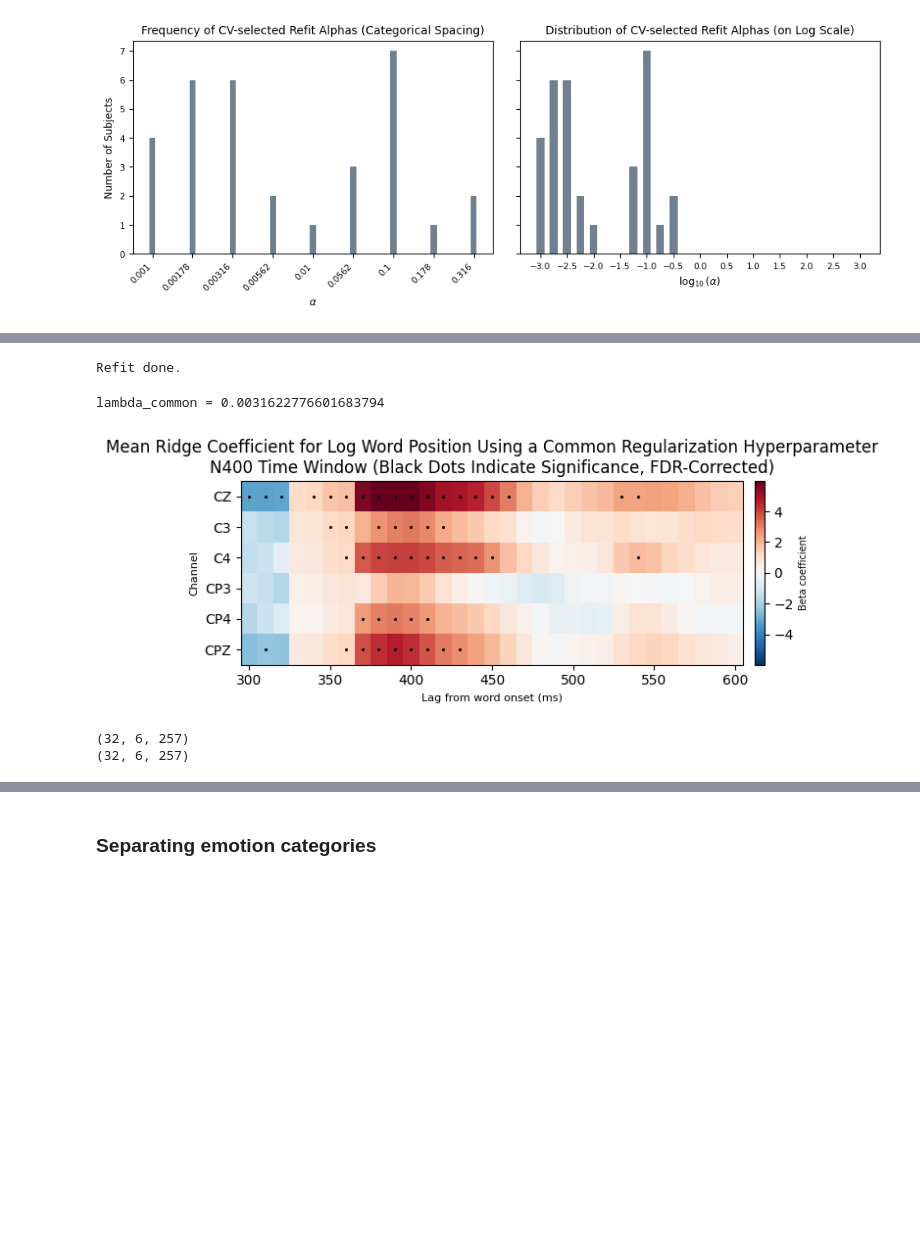
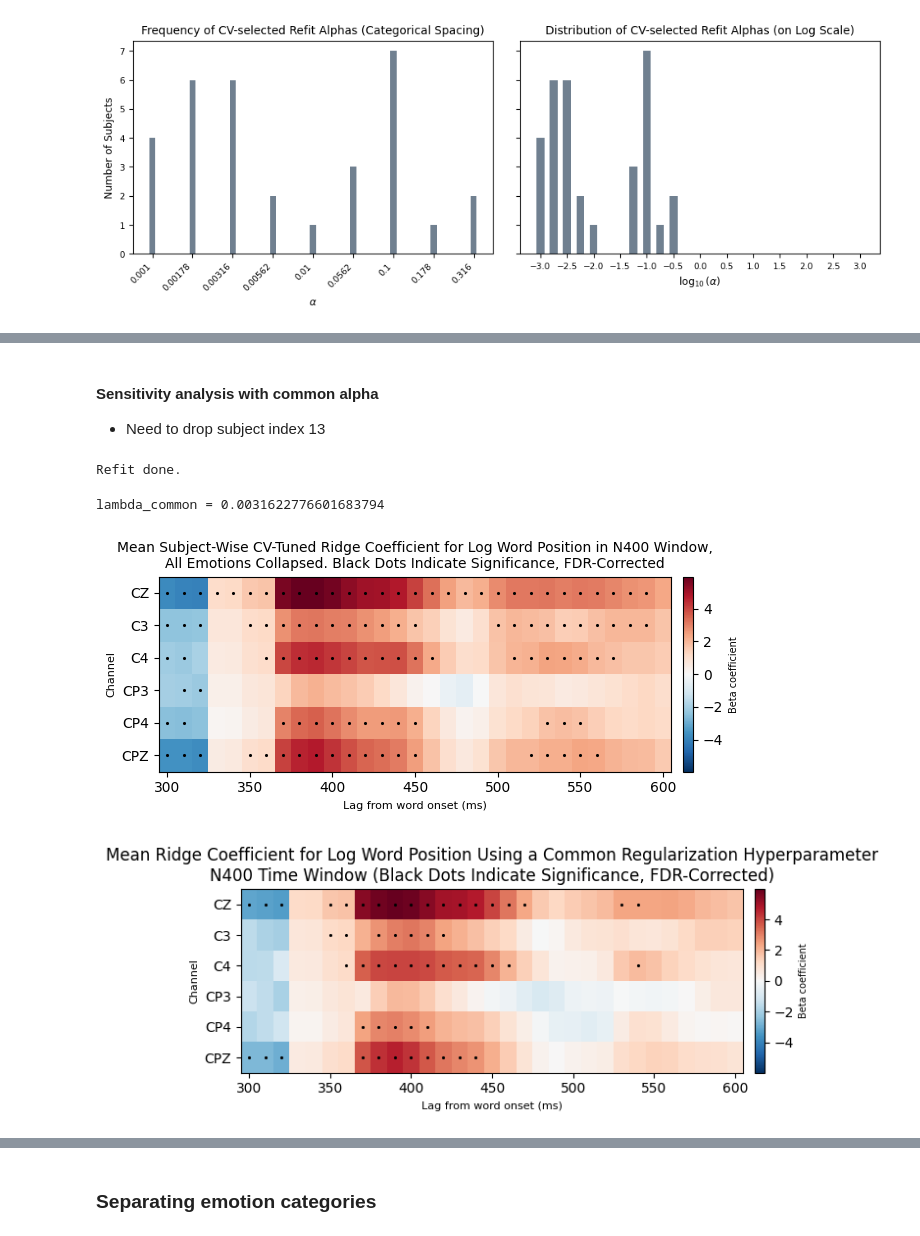
Before and after one commit to amandalin047/Updating_rERP_2023, a Jupyter notebook: deconvolution/deconv_v4.ipynb, the cells around one changed output, grey strips where cells are left out. Cells and saved outputs as stored; diff of their text form; code cells hidden in the pictures; blank space fills up the shorter version.

Commit message:
dropped subj index 13 (subj016) for sensitivity analysis in all-emotions-collapsed run

```diff
--- a/deconvolution/deconv_v4.ipynb
+++ b/deconvolution/deconv_v4.ipynb
@@ -532,7 +597,12 @@ min = 0.001, max = 0.316
+# %% [markdown]
+#### Sensitivity analysis with common alpha
+- Need to drop subject index 13
 # %%
 # sensitivity analysis
-subj_outer_scores = np.array([[subj_tuned[i].fold_scores[alpha].valid_mean
-                                   for i in range(len(subj_tuned))] for alpha in alpha_range])
+subj_tuned_drop13 = copy.deepcopy(subj_tuned)
+subj_tuned_drop13.pop(13)
+subj_outer_scores = np.array([[subj_tuned_drop13[i].fold_scores[alpha].valid_mean
+                                   for i in range(len(subj_tuned_drop13))] for alpha in alpha_range])
 lambda_common = alpha_range[np.argmax(np.mean(subj_outer_scores, axis=1))]
 subj_tuned_common, subj_refit_common = refit_all_subjs(epochs_iterable=list_of_epochs,
                                          evokeds_iterable=list_of_evokeds,
@@ -552,21 +622,42 @@ print("\nRefit done.")
 Refit done.
 # %%
 print(f"lambda_common = {lambda_common}")
-n400_coefs_common = get_time_window_coefs(subj_refit_common,
+subj_refit_drop13 = copy.deepcopy(subj_refit)
+subj_refit_drop13.pop(13)
+subj_refit_common_drop13 = copy.deepcopy(subj_refit_common)
+subj_refit_common_drop13.pop(13)
+
+n400_coefs_drop13 = get_time_window_coefs(subj_refit_drop13,
+                                          n_predictors=2,
+                                          intercept_index=0,
+                                          beta_index=1,
+                                          time_window=(0.3, 0.6),
+                                          sfreq=100.0,
+                                          sig_thresh=0.05)
+n400_coefs_common_drop13 = get_time_window_coefs(subj_refit_common_drop13,
                                    n_predictors=2,
                                    intercept_index=0,
                                    beta_index=1,
                                    time_window=(0.3, 0.6),
                                    sfreq=100.0,
                                    sig_thresh=0.05)
-fig2_common = time_window_heatmap(n400_coefs_common,
+
+fig2_drop13 = time_window_heatmap(n400_coefs_drop13,
+                                  time_window=(0.3, 0.6),
+                                  dt=10,
+                                  ch_roi=ch_roi,
+                                  show_corrected=True,
+                                  vmin=vmin, vmax=vmax,
+                                  component_name="N400")
+fig2_common_drop13 = time_window_heatmap(n400_coefs_common_drop13,
                            time_window=(0.3, 0.6),
                            dt=10,
                            ch_roi=ch_roi,
                            show_corrected=True,
                            vmin=vmin, vmax=vmax,
                            alt_title=f"Mean Ridge Coefficient for Log Word Position Using a Common Regularization Hyperparameter\nN400 Time Window (Black Dots Indicate Significance, FDR-Corrected)",
                            component_name="N400")
 # %% [output]
 lambda_common = 0.0031622776601683794
-[figure, old version]
+[figure, new version]
+[figure, added]
@@ -614,8 +663,0 @@ def plot_waveforms(reconstruct: np.ndarray,
-# %%
-reconstruct = np.array([subj_refit[i].pred for i in range(len(subj_refit))])
-real_data = np.array([e.get_data(units="uV", picks=ch_roi) for e in list_of_evokeds])
-print(reconstruct.shape)
-print(real_data.shape)
-# %% [output]
-(32, 6, 257)
-(32, 6, 257)
```
Also changed, not shown: parts of 6 cells of this notebook.
